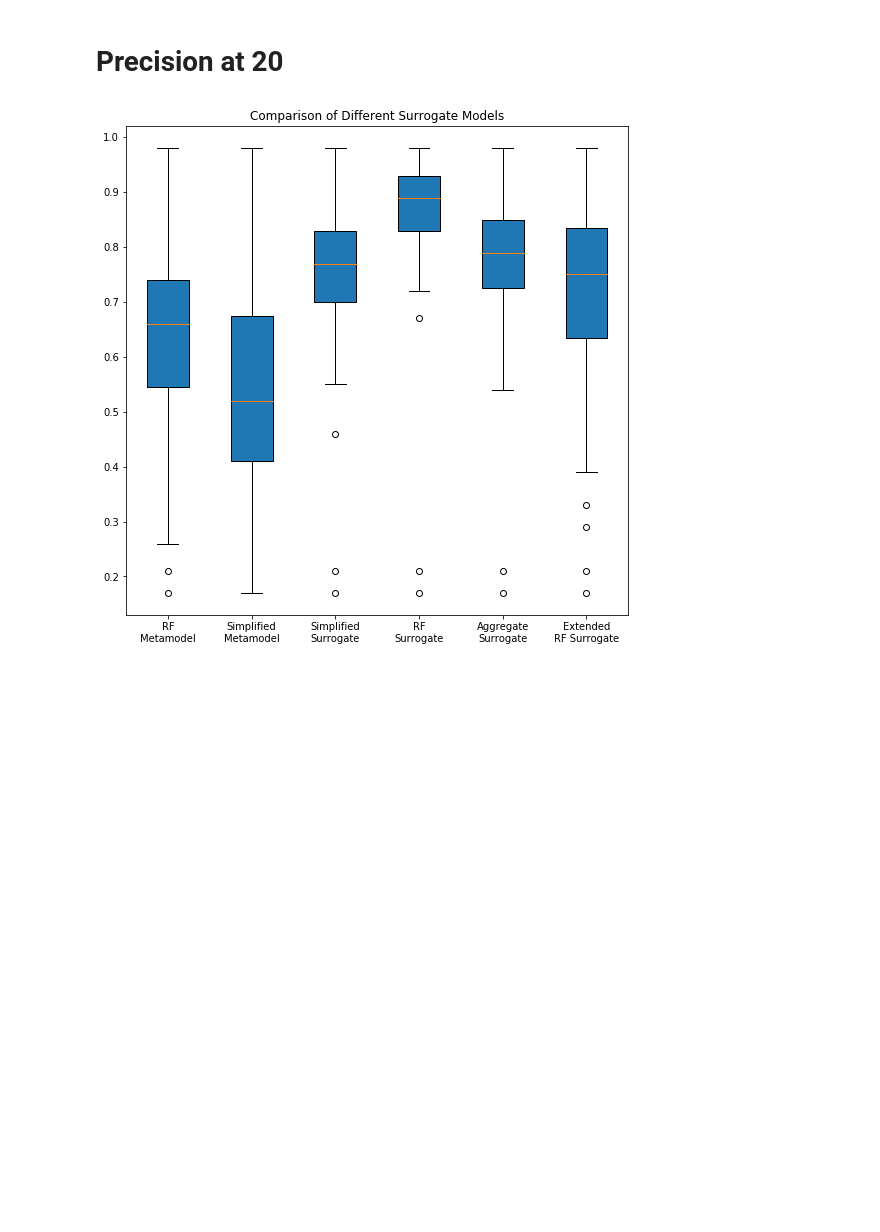
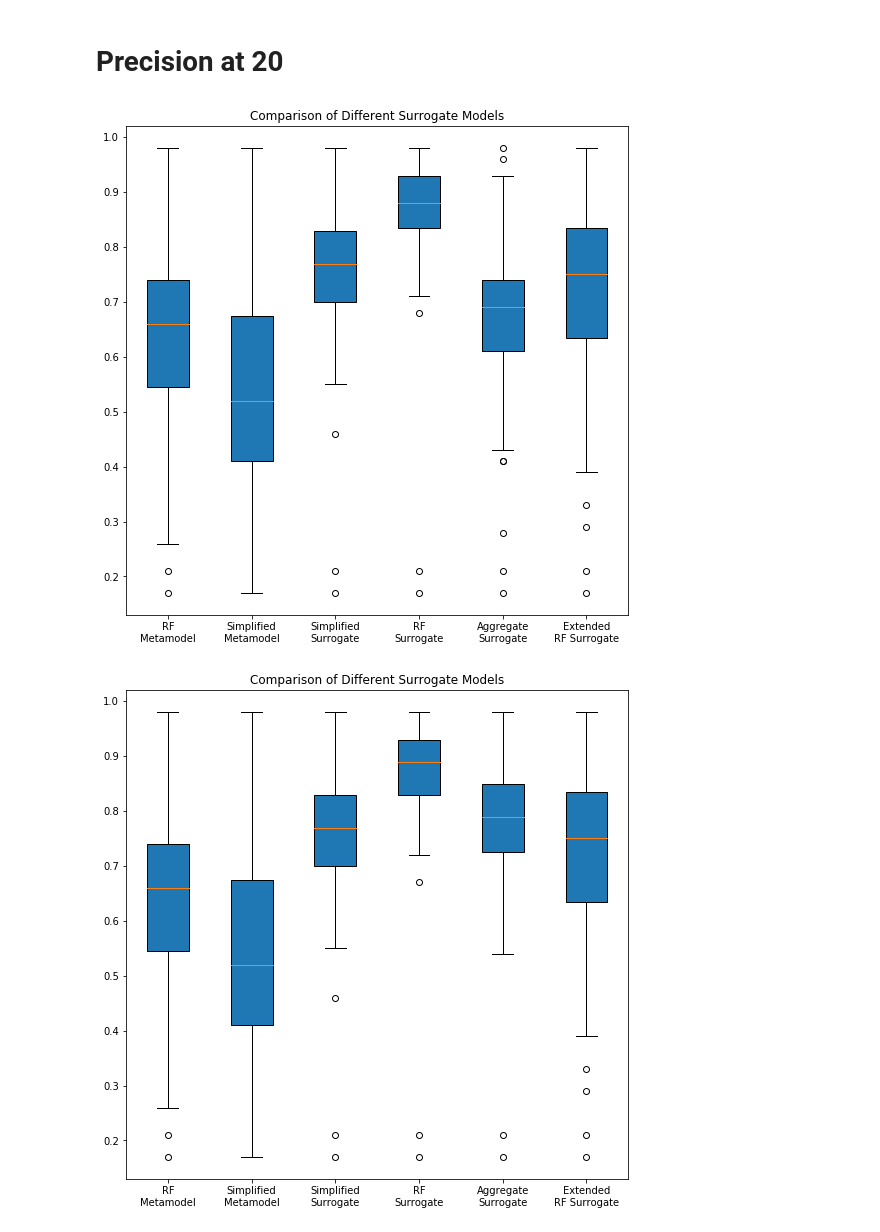
Before and after one commit to prerna135/autoML-code, a Jupyter notebook: Random Forest Metamodel.ipynb, the cells around one changed output. Cells and saved outputs as stored; diff of their text form; code cells hidden in the pictures; blank space fills up the shorter version.

Commit message:
fix aggregate surrogate

```diff
--- a/Random Forest Metamodel.ipynb
+++ b/Random Forest Metamodel.ipynb
@@ -248,7 +248,7 @@ for i, task_id in enumerate(task_ids):
     for j, t in enumerate(task_ids):
         if t != task_id:
             X_agg = np.vstack((X_agg, data_dict[t][0]))
-            y_agg = np.vstack((y_agg, np.tile(y[i,:], (len(data_dict[t][1]),1))))
+            y_agg = np.vstack((y_agg, np.tile(y[j,:], (len(data_dict[t][1]),1))))
 
     # leave one out for extended random forest surrogate
     X_ext = np.empty([0, 21])
@@ -445,6 +445,22 @@ random forest surrogate model
 ... (87 outputs left out)
 # %% [markdown]
 # Precision at 20
+# %%
+data = [rf_metamodel_scores, metamodel_scores,\
+        simplified_surrogate_scores, rf_surrogate_scores,\
+        aggregate_surrogate_scores, erf_metamodel_scores]
+labels = ['RF\nMetamodel', 'Simplified\nMetamodel', 'Simplified\nSurrogate',\
+          'RF\nSurrogate', 'Aggregate\nSurrogate', 'Extended\nRF Surrogate']
+fig, ax = plt.subplots(figsize=(9, 9))
+ax.set_title('Comparison of Different Surrogate Models')
+bplot = ax.boxplot(data, labels=labels, patch_artist=True, vert=True)
+colors = ['red', 'blue', 'green', 'pink', 'cyan', 'black']
+# for bp in bplot:
+#     for patch, color in zip(bp['boxes'], colors):
+#         patch.set_facecolor(color)
+plt.show()
+# %% [output]
+[figure, added]
 # %%
 data = [rf_metamodel_scores, metamodel_scores,\
         simplified_surrogate_scores, rf_surrogate_scores,\
```
Also changed, not shown: parts of 1 cell of this notebook.
